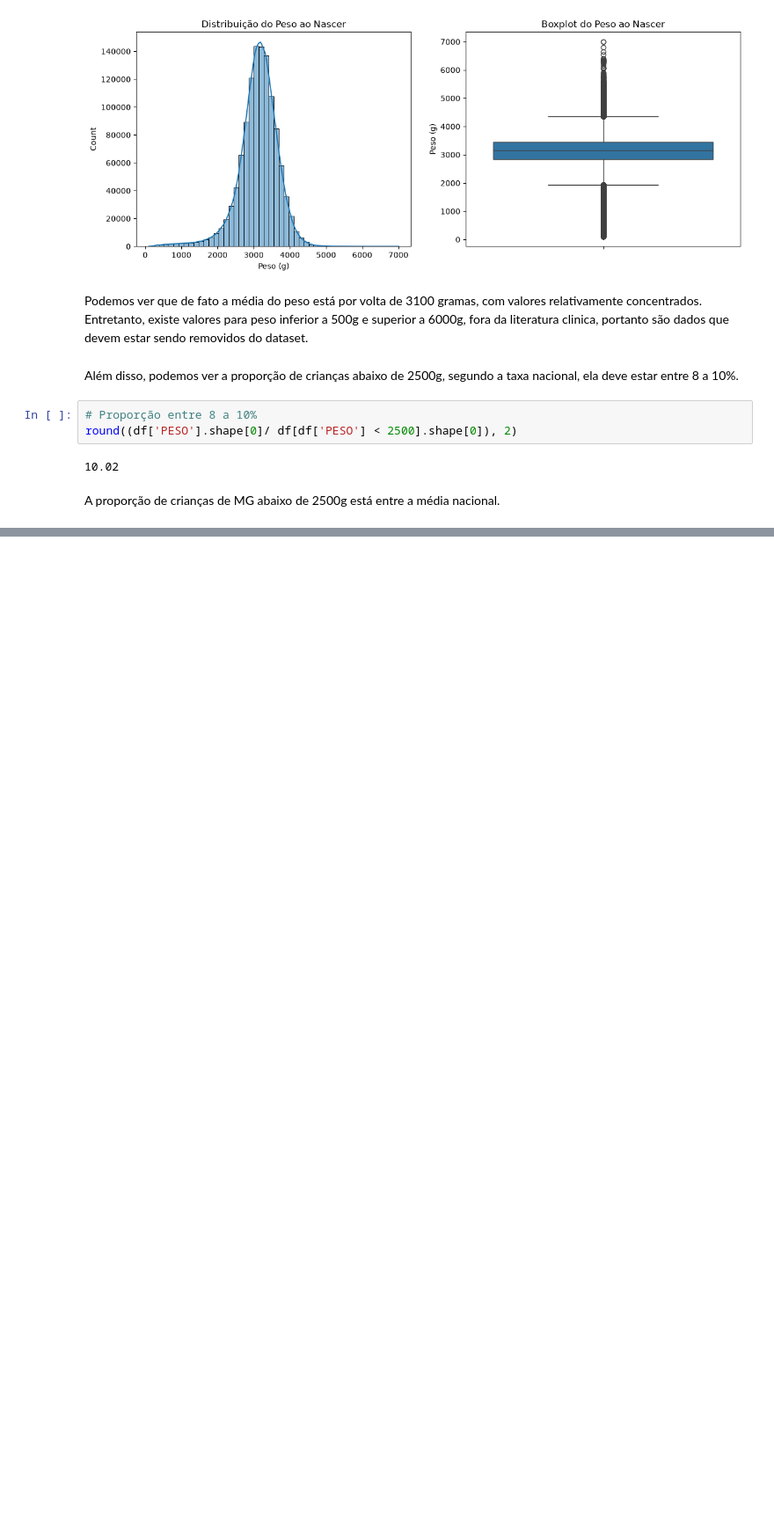
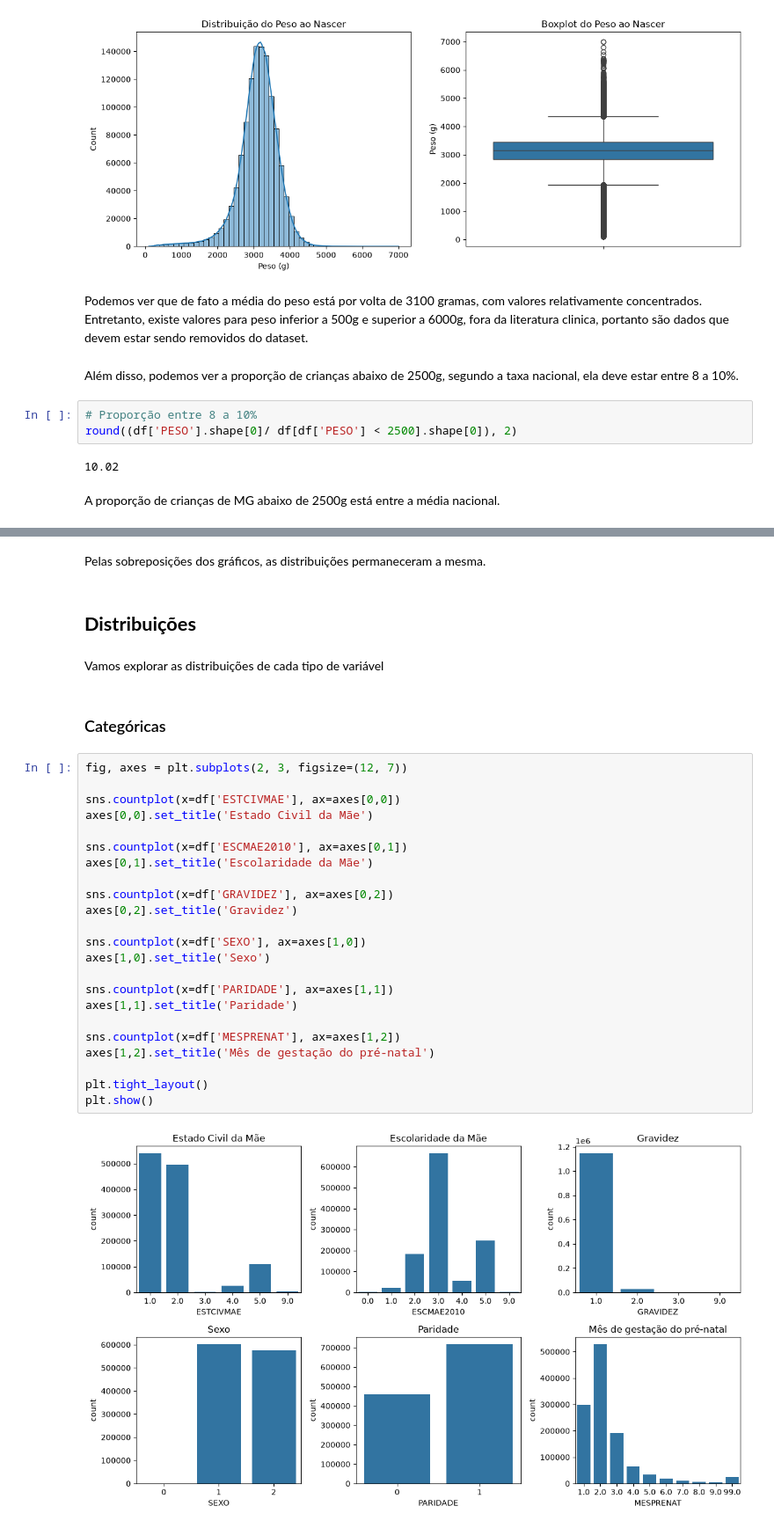
Before and after one commit to luizv55/SINASC-BirthWeight, a Jupyter notebook: main.ipynb, the cells around one changed output, grey strips where cells are left out. Shown at 88% size. Drawn from its saved outputs; the diff is of its cells as text; blank space fills up the shorter version.

```diff
--- a/main.ipynb
+++ b/main.ipynb
@@ -228,0 +255,33 @@ A proporção de crianças de MG abaixo de 2500g está entre a média nacional.
+# %% [markdown]
+Pelas sobreposições dos gráficos, as distribuições permaneceram a mesma.
+# %% [markdown]
+## **Distribuições**
+# %% [markdown]
+Vamos explorar as distribuições de cada tipo de variável
+# %% [markdown]
+### Categóricas
+# %%
+fig, axes = plt.subplots(2, 3, figsize=(12, 7))
+
+sns.countplot(x=df['ESTCIVMAE'], ax=axes[0,0])
+axes[0,0].set_title('Estado Civil da Mãe')
+
+sns.countplot(x=df['ESCMAE2010'], ax=axes[0,1])
+axes[0,1].set_title('Escolaridade da Mãe')
+
+sns.countplot(x=df['GRAVIDEZ'], ax=axes[0,2])
+axes[0,2].set_title('Gravidez')
+
+sns.countplot(x=df['SEXO'], ax=axes[1,0])
+axes[1,0].set_title('Sexo')
+
+sns.countplot(x=df['PARIDADE'], ax=axes[1,1])
+axes[1,1].set_title('Paridade')
+
+sns.countplot(x=df['MESPRENAT'], ax=axes[1,2])
+axes[1,2].set_title('Mês de gestação do pré-natal')
+
+plt.tight_layout()
+plt.show()
+# %% [output]
+[figure, added]
```
Also changed, not shown: parts of 8 cells of this notebook.
